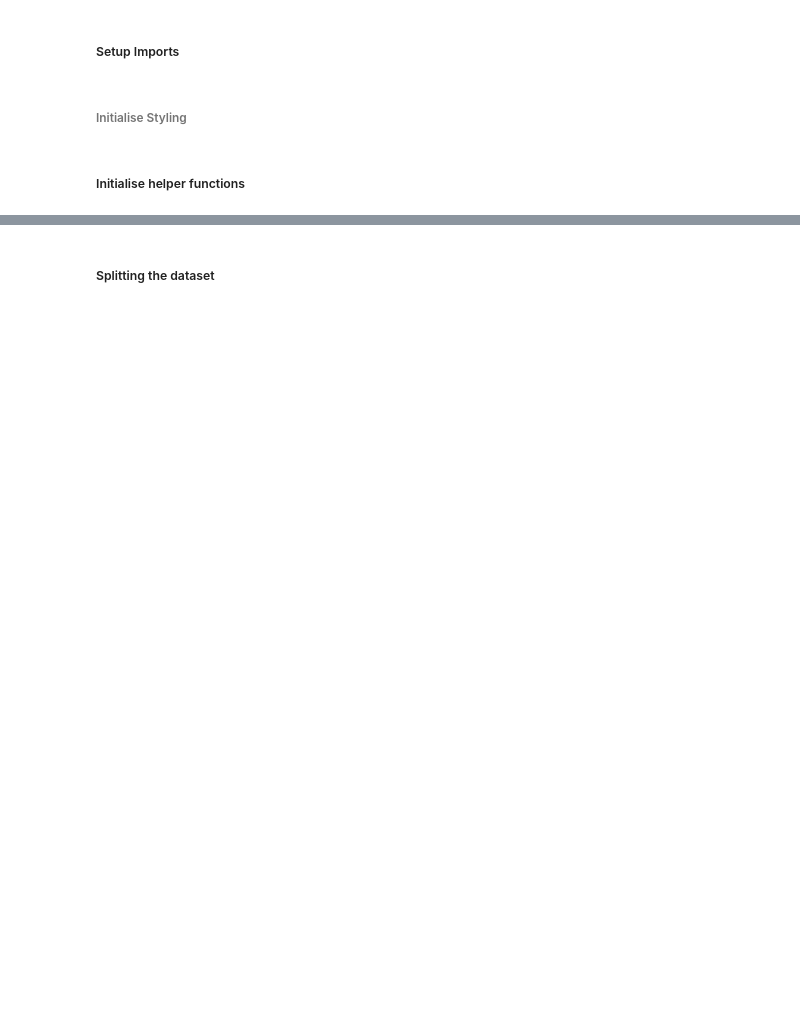
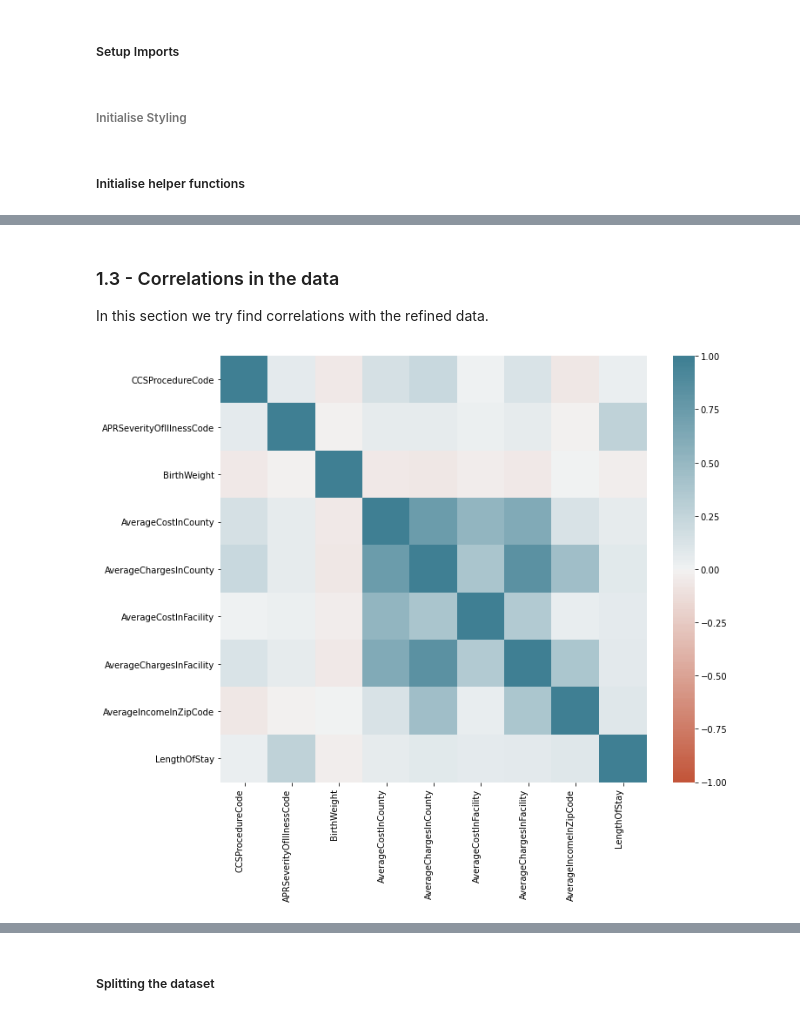
Before and after one commit to Luke-Mason/ML-A1, a Jupyter notebook: Assignment-1.ipynb, the cells around one changed output, grey strips where cells are left out. Cells and saved outputs as stored; diff of their text form; code cells hidden in the pictures; blank space fills up the shorter version.

```diff
--- a/Assignment-1.ipynb
+++ b/Assignment-1.ipynb
@@ -141 +276,21 @@ noncategorical_features = list(set(patients_X.columns).difference(set(categorica
+# %% [markdown]
+### 1.3 - Correlations in the data
+In this section we try find correlations with the refined data.
+# %%
+# This code was taken from week 5 lab, as is not this authors.
+f, ax = plt.subplots(figsize=(11, 9))
+corr = dataFrame.corr()
+ax = sns.heatmap(
+    corr,
+    vmin=-1, vmax=1, center=0,
+    cmap=sns.diverging_palette(20, 220, n=200),
+    square=True
+)
+ax.set_xticklabels(
+    ax.get_xticklabels(),
+    rotation=90,
+    horizontalalignment='right'
+);
+# %% [output]
+[figure, added]
 # %%
```
Also changed, not shown: parts of 53 cells of this notebook.
